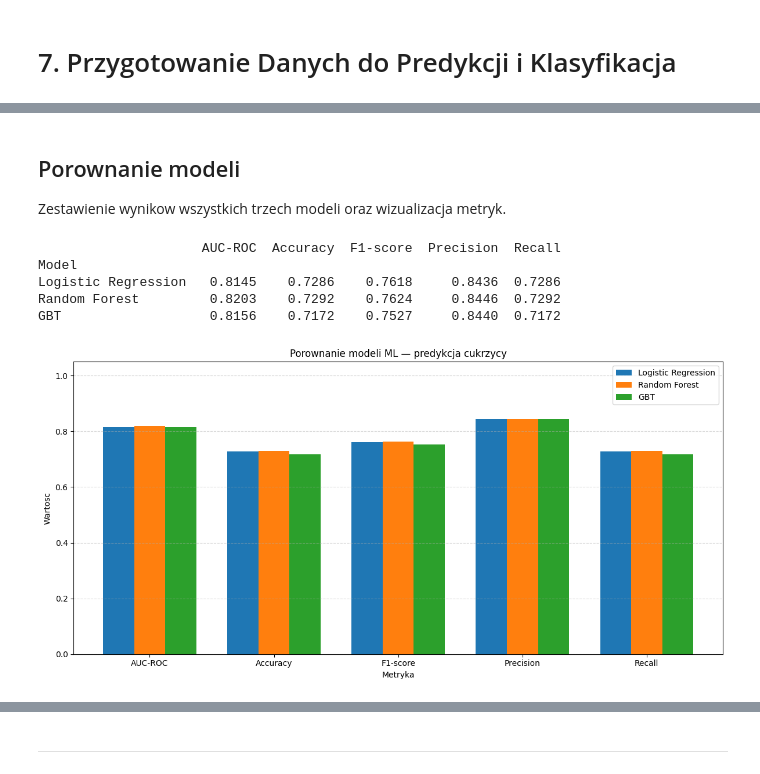
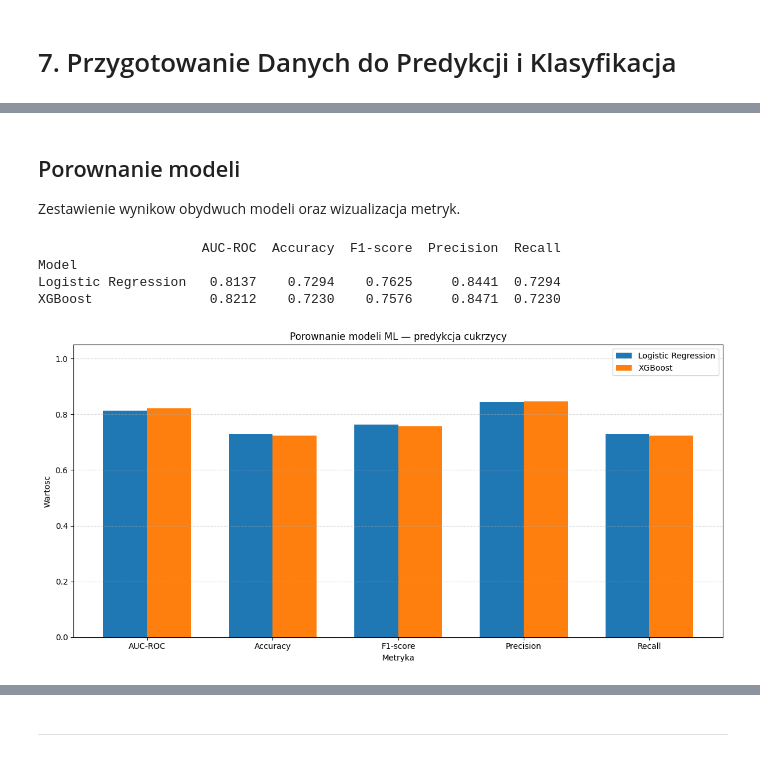
Before and after one commit to ImJaca/diabetes-analysis, a Jupyter notebook: analisys.ipynb, the cells around one changed output, grey strips where cells are left out. Saved outputs shown, nothing was run; the diff lists cells and outputs as text; code cells hidden in the pictures.

```diff
--- a/analisys.ipynb
+++ b/analisys.ipynb
@@ -530,47 +499,47 @@ print(f"  Recall:    {rec_gbt:.4f}")
 # %% [markdown]
 ## Porownanie modeli
 
-Zestawienie wynikow wszystkich trzech modeli oraz wizualizacja metryk.
+Zestawienie wynikow obydwuch modeli oraz wizualizacja metryk.
 # %%
 import pandas as pd
 import matplotlib.pyplot as plt
 import numpy as np
 
+# Słownik zawierający wyłącznie dwa wybrane przez Ciebie modele
 results = {
-    "Model":     ["Logistic Regression", "Random Forest", "GBT"],
-    "AUC-ROC":   [auc_lr,  auc_rf,  auc_gbt],
-    "Accuracy":  [acc_lr,  acc_rf,  acc_gbt],
-    "F1-score":  [f1_lr,   f1_rf,   f1_gbt],
-    "Precision": [prec_lr, prec_rf, prec_gbt],
-    "Recall":    [rec_lr,  rec_rf,  rec_gbt],
+    "Model":     ["Logistic Regression", "XGBoost"],
+    "AUC-ROC":   [auc_lr,  auc_xgb],
+    "Accuracy":  [acc_lr,  acc_xgb],
+    "F1-score":  [f1_lr,   f1_xgb],
+    "Precision": [prec_lr, prec_xgb],
+    "Recall":    [rec_lr,  rec_xgb],
 }
 
 results_df = pd.DataFrame(results).set_index("Model")
 print(results_df.round(4).to_string())
 
 metrics = ["AUC-ROC", "Accuracy", "F1-score", "Precision", "Recall"]
 x = np.arange(len(metrics))
-width = 0.25
+width = 0.35  # Szerokość dostosowana do dwóch słupków obok siebie
 
 fig, ax = plt.subplots(figsize=(12, 6))
 for i, model in enumerate(results_df.index):
     vals = [results_df.loc[model, m] for m in metrics]
     ax.bar(x + i * width, vals, width, label=model)
 
 ax.set_xlabel("Metryka")
 ax.set_ylabel("Wartosc")
 ax.set_title("Porownanie modeli ML — predykcja cukrzycy")
-ax.set_xticks(x + width)
+ax.set_xticks(x + width / 2)  # Centrowanie podpisów pod dwoma słupkami
 ax.set_xticklabels(metrics)
 ax.set_ylim(0, 1.05)
 ax.legend()
 ax.grid(axis="y", linestyle="--", alpha=0.5)
 plt.tight_layout()
 plt.show()
 # %% [output]
                      AUC-ROC  Accuracy  F1-score  Precision  Recall
 Model
-Logistic Regression   0.8145    0.7286    0.7618     0.8436  0.7286
-Random Forest         0.8203    0.7292    0.7624     0.8446  0.7292
-GBT                   0.8156    0.7172    0.7527     0.8440  0.7172
+Logistic Regression   0.8137    0.7294    0.7625     0.8441  0.7294
+XGBoost               0.8212    0.7230    0.7576     0.8471  0.7230
-[figure, old version]
+[figure, new version]
```
Also changed, not shown: parts of 25 cells of this notebook, 1 other file.
